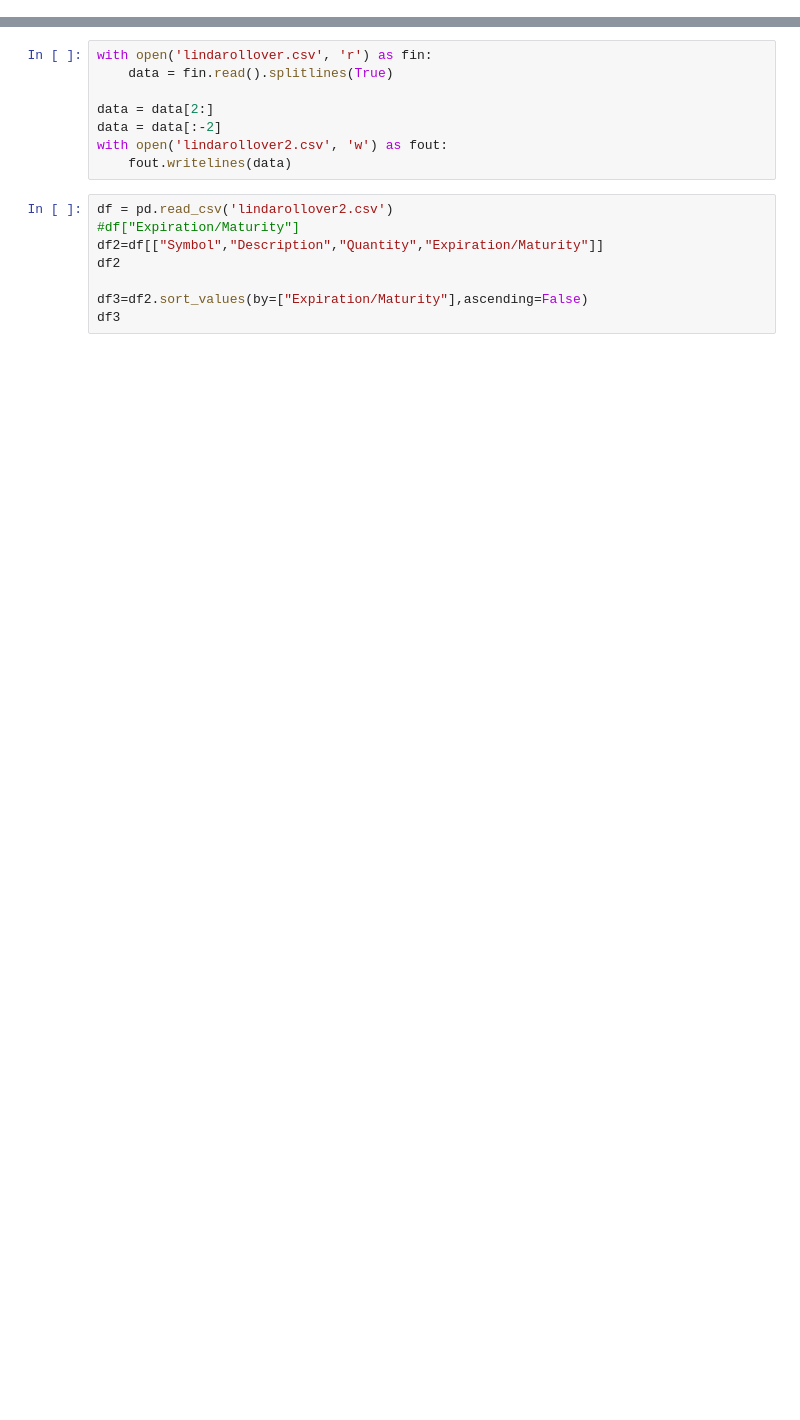
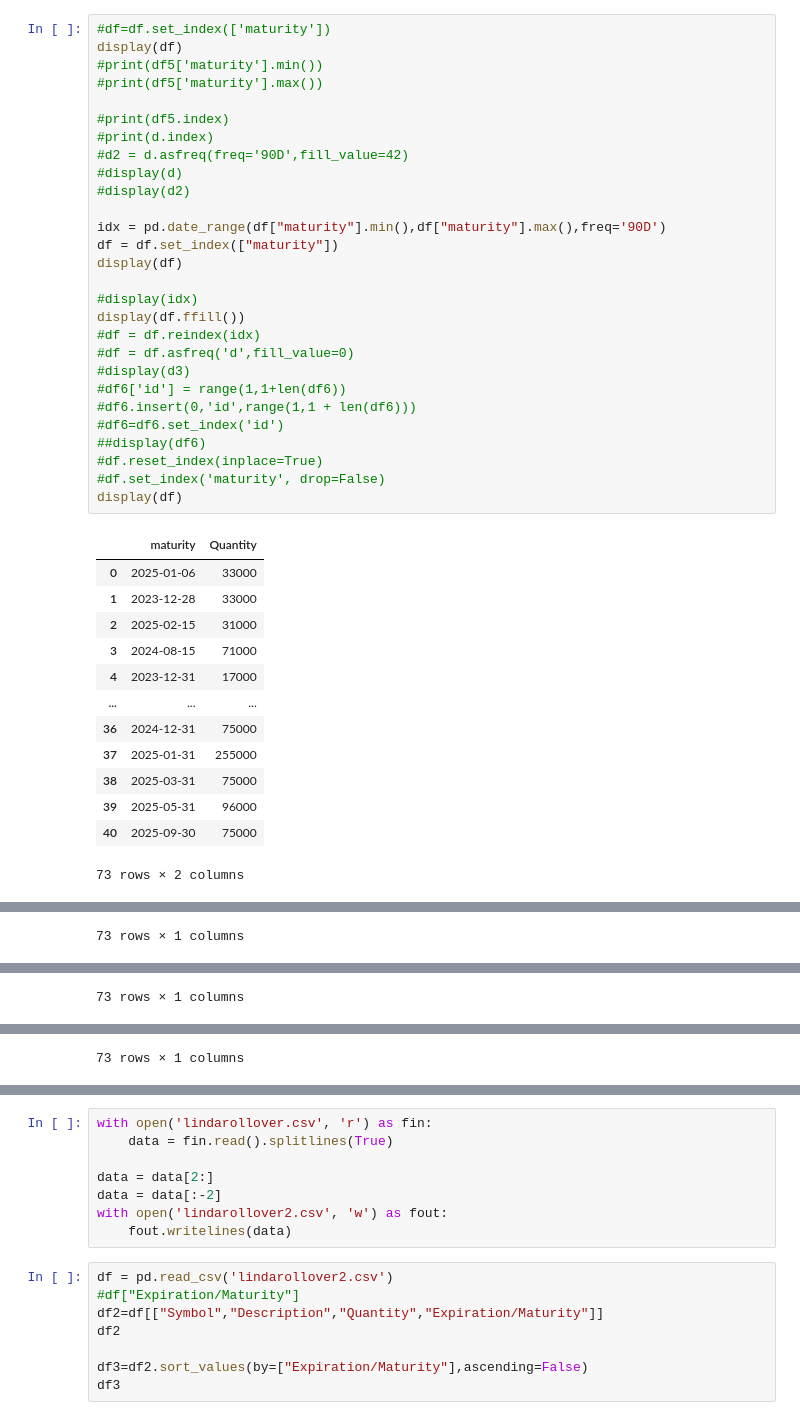
Before and after one commit to eross/bondcalc, a Jupyter notebook: bondcalc2.ipynb, the cells around one changed output, grey strips where cells are left out. Saved outputs shown, nothing was run; the diff lists cells and outputs as text; blank space fills up the shorter version.

Commit message:
could not fill in extra dates

```diff
--- a/bondcalc2.ipynb
+++ b/bondcalc2.ipynb
@@ -5,0 +106,42 @@ pd.set_option('display.max_columns', None)
+# %%
+#df=df.set_index(['maturity'])
+display(df)
+#print(df5['maturity'].min())
+#print(df5['maturity'].max())
+
+#print(df5.index)
+#print(d.index)
+#d2 = d.asfreq(freq='90D',fill_value=42)
+#display(d)
+#display(d2)
+
+idx = pd.date_range(df["maturity"].min(),df["maturity"].max(),freq='90D')
+df = df.set_index(["maturity"])
+display(df)
+
+#display(idx)
+display(df.ffill())
+#df = df.reindex(idx)
+#df = df.asfreq('d',fill_value=0)
+#display(d3)
+#df6['id'] = range(1,1+len(df6))
+#df6.insert(0,'id',range(1,1 + len(df6)))
+#df6=df6.set_index('id')
+##display(df6)
+#df.reset_index(inplace=True)
+#df.set_index('maturity', drop=False)
+display(df)
+# %% [output]
+|  | maturity | Quantity |
+| 0 | 2025-01-06 | 33000 |
+| 1 | 2023-12-28 | 33000 |
+| 2 | 2025-02-15 | 31000 |
+| 3 | 2024-08-15 | 71000 |
+| 4 | 2023-12-31 | 17000 |
+| ... | ... | ... |
+| 36 | 2024-12-31 | 75000 |
+| 37 | 2025-01-31 | 255000 |
+| 38 | 2025-03-31 | 75000 |
+| 39 | 2025-05-31 | 96000 |
+| 40 | 2025-09-30 | 75000 |
+73 rows × 2 columns
@@ -5,0 +161 @@ pd.set_option('display.max_columns', None)
+73 rows × 1 columns
@@ -5,0 +175 @@ pd.set_option('display.max_columns', None)
+73 rows × 1 columns
@@ -5,0 +189 @@ pd.set_option('display.max_columns', None)
+73 rows × 1 columns
```
Also changed, not shown: parts of 18 cells of this notebook.
